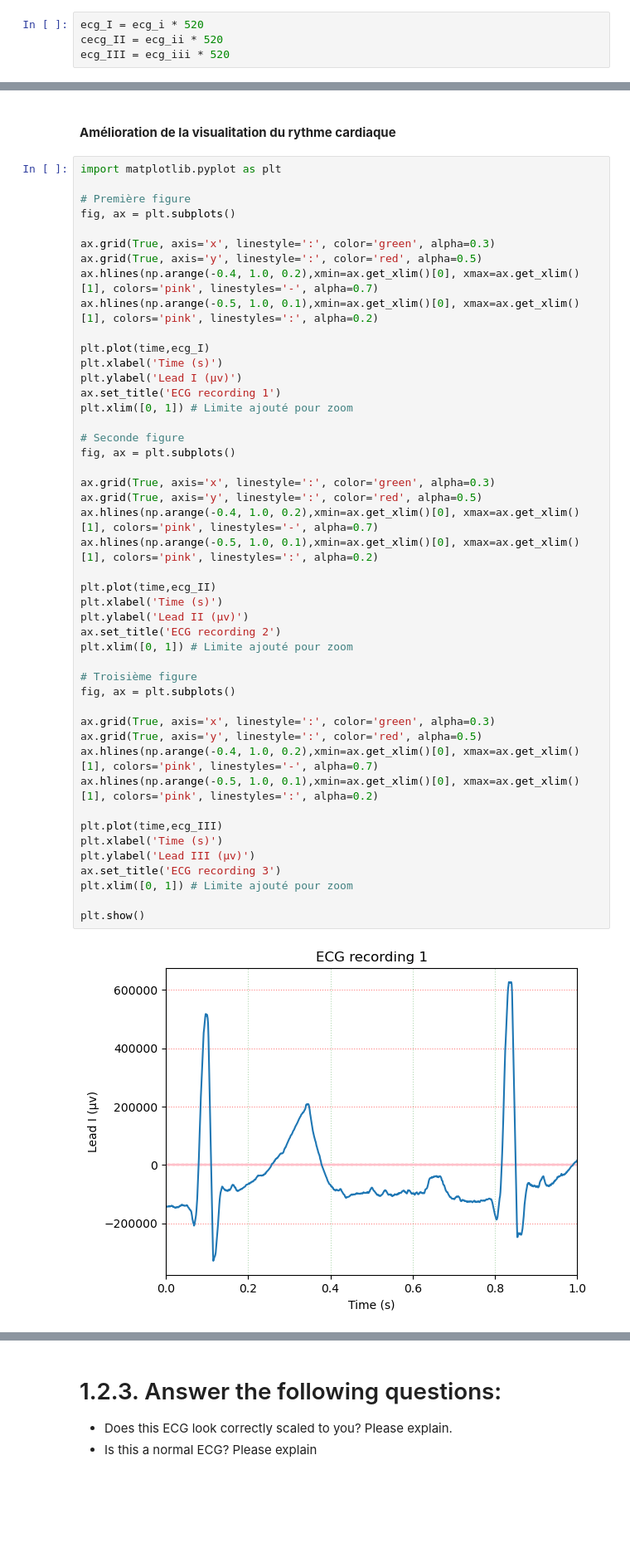
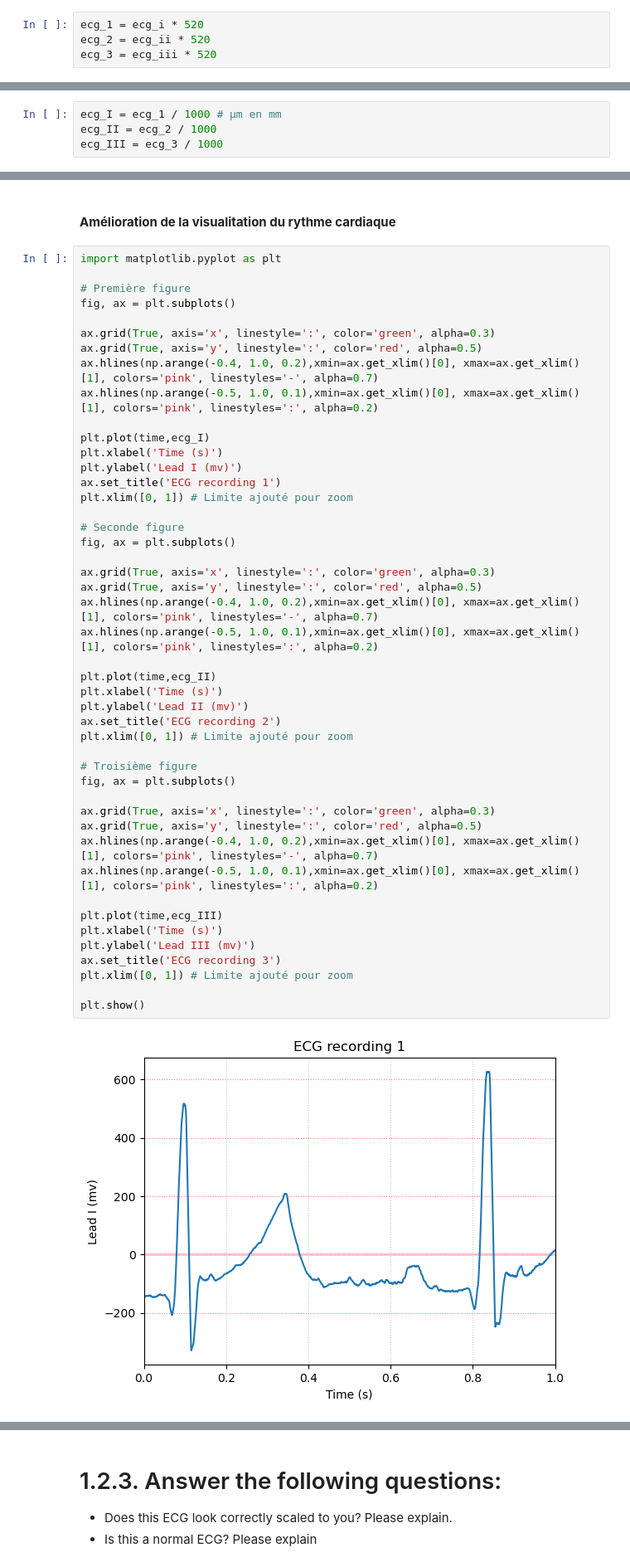
Before and after one commit to NadegeSing/HAH913E-2024-ECG_001-NadegeSing, a Jupyter notebook: notebooks/ecg_result.ipynb, the cells around one changed output, grey strips where cells are left out. Shown at 83% size. Cells and saved outputs as stored; diff of their text form; blank space fills up the shorter version.

```diff
--- a/notebooks/ecg_result.ipynb
+++ b/notebooks/ecg_result.ipynb
@@ -240,9 +240,9 @@ plt.show()
 # %% [markdown]
 #### **Ajout du gain**
 # %%
-ecg_I = ecg_i * 520
-cecg_II = ecg_ii * 520
-ecg_III = ecg_iii * 520
+ecg_1 = ecg_i * 520
+ecg_2 = ecg_ii * 520
+ecg_3 = ecg_iii * 520
 # %% [markdown]
 #### **Samplig frequency**
 # %%
@@ -313,0 +316,4 @@ plt.show()
+# %%
+ecg_I = ecg_1 / 1000 # µm en mm
+ecg_II = ecg_2 / 1000
+ecg_III = ecg_3 / 1000
@@ -326,38 +383,38 @@ ax.hlines(np.arange(-0.5, 1.0, 0.1),xmin=ax.get_xlim()[0], xmax=ax.get_xlim()[1]
 
 plt.plot(time,ecg_I)
 plt.xlabel('Time (s)')
-plt.ylabel('Lead I (µv)')
+plt.ylabel('Lead I (mv)')
 ax.set_title('ECG recording 1')
 plt.xlim([0, 1]) # Limite ajouté pour zoom
 
 # Seconde figure
 fig, ax = plt.subplots()
 
 ax.grid(True, axis='x', linestyle=':', color='green', alpha=0.3)
 ax.grid(True, axis='y', linestyle=':', color='red', alpha=0.5)
 ax.hlines(np.arange(-0.4, 1.0, 0.2),xmin=ax.get_xlim()[0], xmax=ax.get_xlim()[1], colors='pink', linestyles='-', alpha=0.7)
 ax.hlines(np.arange(-0.5, 1.0, 0.1),xmin=ax.get_xlim()[0], xmax=ax.get_xlim()[1], colors='pink', linestyles=':', alpha=0.2)
 
 plt.plot(time,ecg_II)
 plt.xlabel('Time (s)')
-plt.ylabel('Lead II (µv)')
+plt.ylabel('Lead II (mv)')
 ax.set_title('ECG recording 2')
 plt.xlim([0, 1]) # Limite ajouté pour zoom
 
 # Troisième figure
 fig, ax = plt.subplots()
 
 ax.grid(True, axis='x', linestyle=':', color='green', alpha=0.3)
 ax.grid(True, axis='y', linestyle=':', color='red', alpha=0.5)
 ax.hlines(np.arange(-0.4, 1.0, 0.2),xmin=ax.get_xlim()[0], xmax=ax.get_xlim()[1], colors='pink', linestyles='-', alpha=0.7)
 ax.hlines(np.arange(-0.5, 1.0, 0.1),xmin=ax.get_xlim()[0], xmax=ax.get_xlim()[1], colors='pink', linestyles=':', alpha=0.2)
 
 plt.plot(time,ecg_III)
 plt.xlabel('Time (s)')
-plt.ylabel('Lead III (µv)')
+plt.ylabel('Lead III (mv)')
 ax.set_title('ECG recording 3')
 plt.xlim([0, 1]) # Limite ajouté pour zoom
 
 plt.show()
 # %% [output]
-[figure, old version]
+[figure, new version]
```
Also changed, not shown: parts of 10 cells of this notebook.
